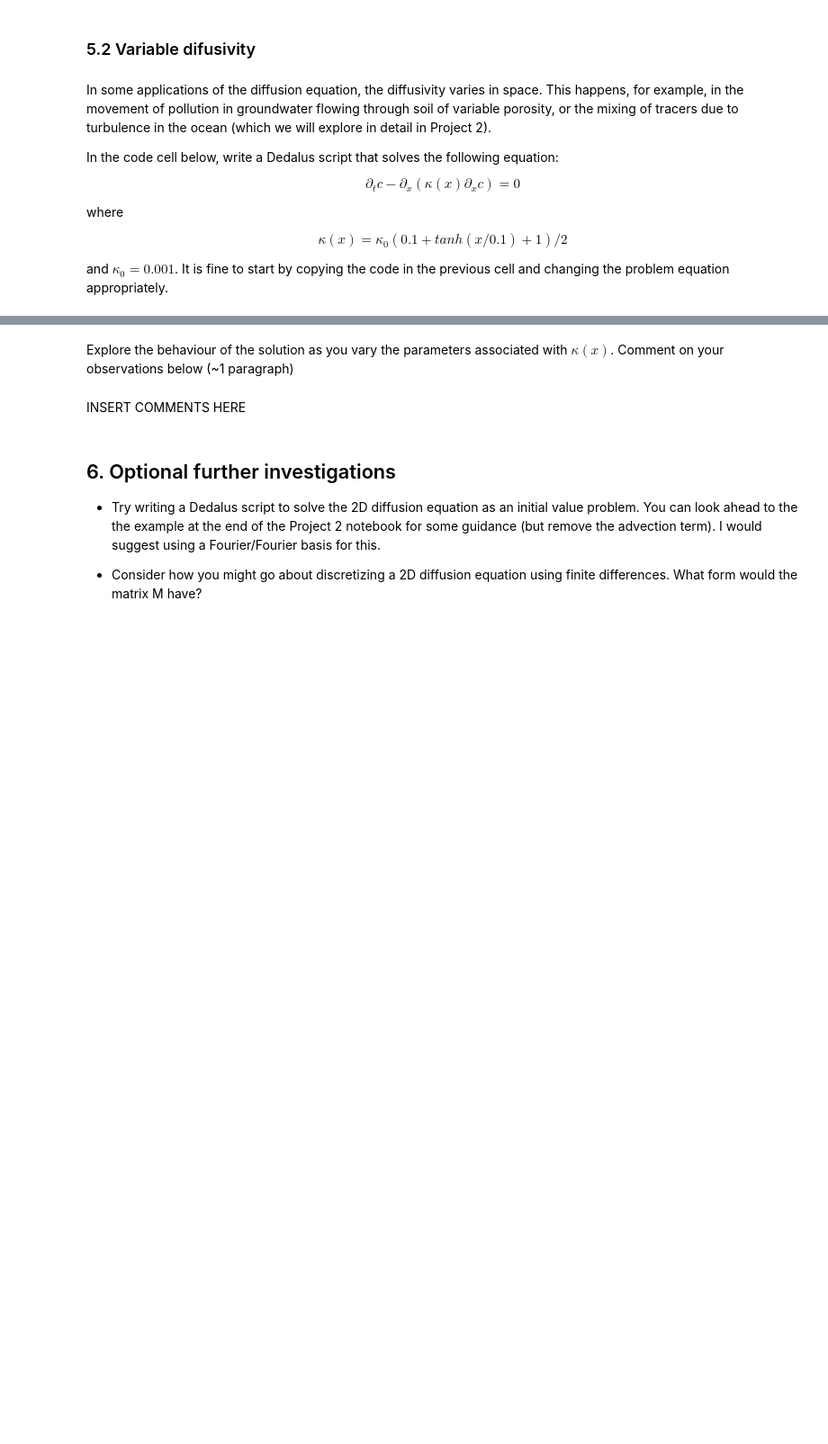
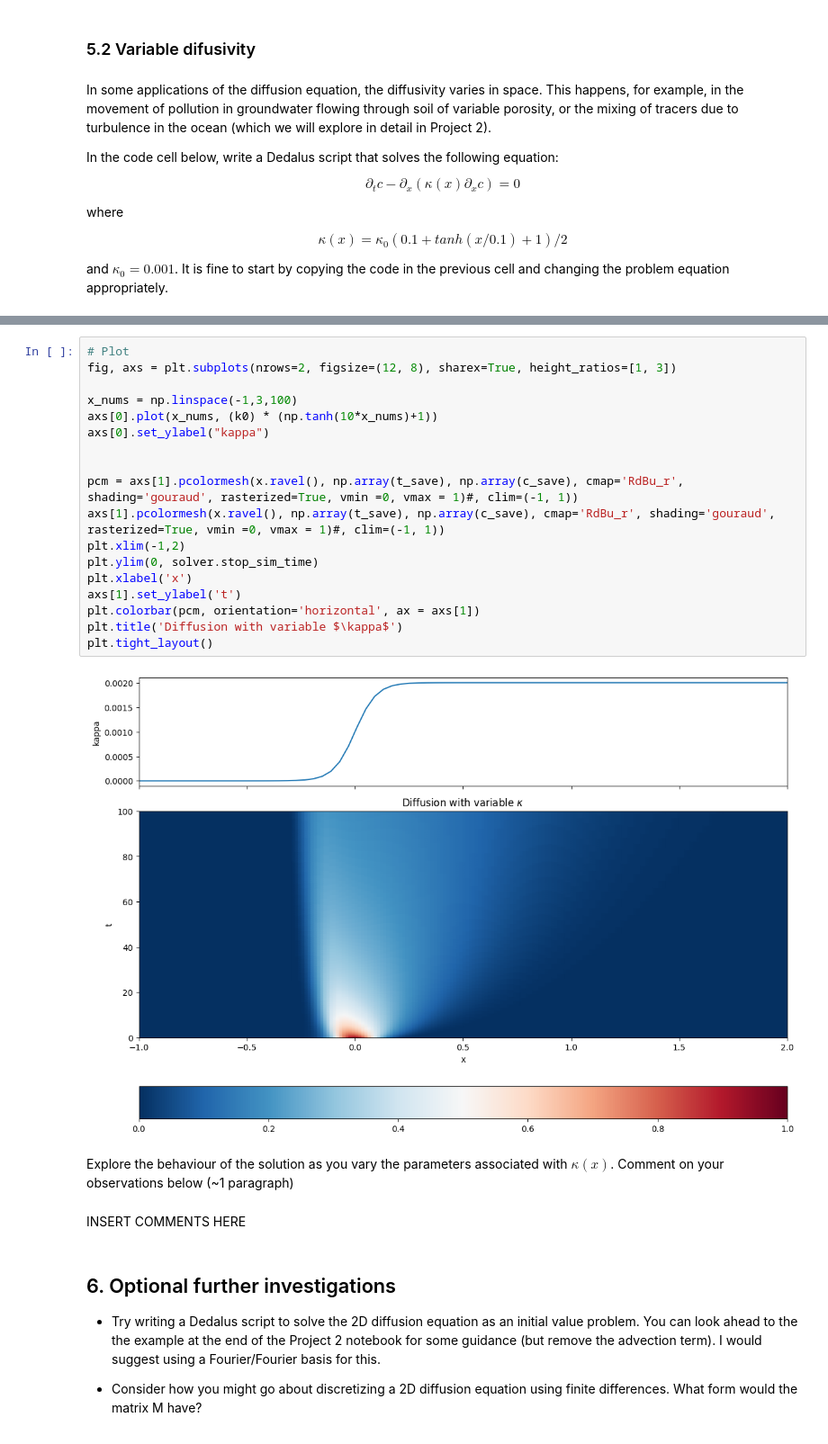
Before and after one commit to AnnabelHall/QCES_LNM, a Jupyter notebook: Project1_dedalus.ipynb, the cells around one changed output, grey strips where cells are left out. Shown at 90% size. Saved outputs shown, nothing was run; the diff lists cells and outputs as text; blank space fills up the shorter version.

```diff
--- a/Project1_dedalus.ipynb
+++ b/Project1_dedalus.ipynb
@@ -420,3 +484,23 @@ and $\kappa_0=0.001$. It is fine to start by copying the code in the previous ce
+# %%
+# Plot
+fig, axs = plt.subplots(nrows=2, figsize=(12, 8), sharex=True, height_ratios=[1, 3])
+
+x_nums = np.linspace(-1,3,100)
+axs[0].plot(x_nums, (k0) * (np.tanh(10*x_nums)+1))
+axs[0].set_ylabel("kappa")
+
+
+pcm = axs[1].pcolormesh(x.ravel(), np.array(t_save), np.array(c_save), cmap='RdBu_r', shading='gouraud', rasterized=True, vmin =0, vmax = 1)#, clim=(-1, 1))
+axs[1].pcolormesh(x.ravel(), np.array(t_save), np.array(c_save), cmap='RdBu_r', shading='gouraud', rasterized=True, vmin =0, vmax = 1)#, clim=(-1, 1))
+plt.xlim(-1,2)
+plt.ylim(0, solver.stop_sim_time)
+plt.xlabel('x')
+axs[1].set_ylabel('t')
+plt.colorbar(pcm, orientation='horizontal', ax = axs[1])
+plt.title('Diffusion with variable $\kappa$')
+plt.tight_layout()
+# %% [output]
+[figure, added]
 # %% [markdown]
 Explore the behaviour of the solution as you vary the parameters associated with $\kappa(x)$. Comment on your observations below (~1 paragraph)
 # %% [markdown]
```
Also changed, not shown: parts of 9 cells of this notebook.
